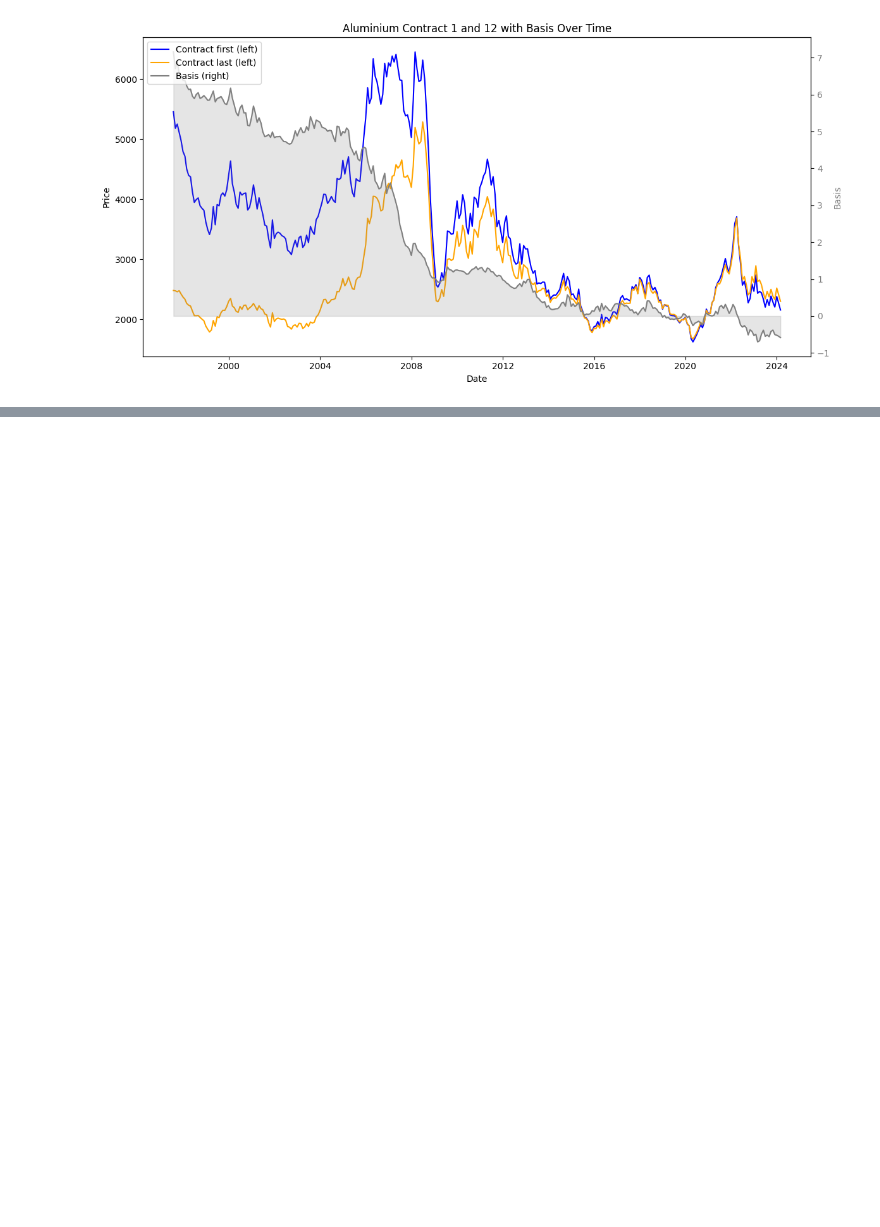
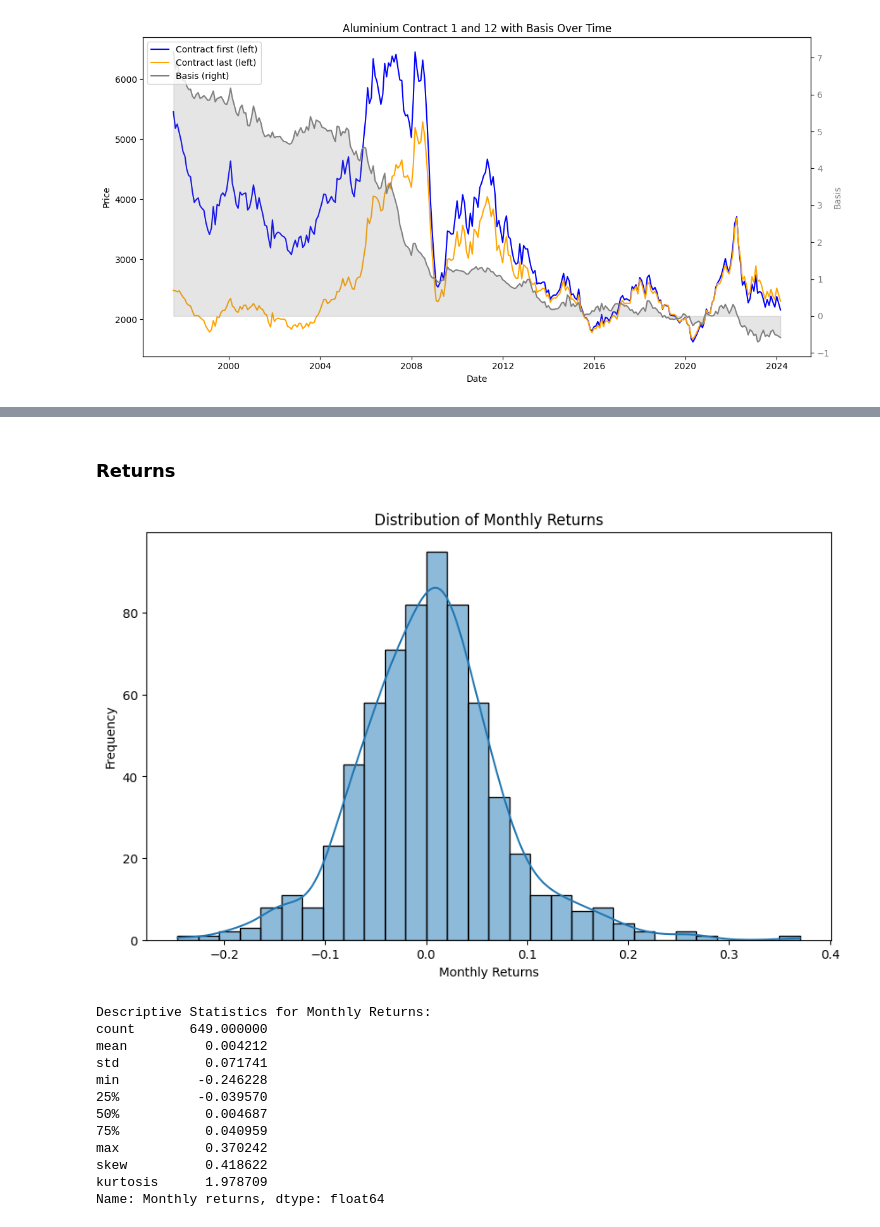
Before and after one commit to Raafayuqaily/DS-Commodities-Final-Project, a Jupyter notebook: src/Additional analysis.ipynb, the cells around one changed output, grey strips where cells are left out. Cells and saved outputs as stored; diff of their text form; code cells hidden in the pictures; blank space fills up the shorter version.

```diff
--- a/src/Additional analysis.ipynb
+++ b/src/Additional analysis.ipynb
@@ -326,0 +358,41 @@ plt.show()
+# %% [markdown]
+### Returns
+# %%
+contract_num_returns = 2
+
+returns_df = df_select[df_select['Contract'] == contract_num_returns].resample('M').last()
+returns_df['Monthly returns'] = returns_df['ClosePrice'].pct_change()
+returns_df = returns_df.dropna()
+
+# Plotting the distribution of monthly returns with a histogram
+plt.figure(figsize=(10, 6))
+sns.histplot(returns_df['Monthly returns'], kde=True, bins=30)
+plt.title(f'Distribution of Monthly Returns')
+plt.xlabel('Monthly Returns')
+plt.ylabel('Frequency')
+
+# Display the plot
+plt.show()
+
+# Calculating descriptive statistics
+stats = returns_df['Monthly returns'].describe()
+stats['skew'] = skew(returns_df['Monthly returns'])
+stats['kurtosis'] = kurtosis(returns_df['Monthly returns'])
+
+# Displaying descriptive statistics
+print("Descriptive Statistics for Monthly Returns:")
+print(stats)
+# %% [output]
+[figure, added]
+Descriptive Statistics for Monthly Returns:
+count       649.000000
+mean          0.004212
+std           0.071741
+min          -0.246228
+25%          -0.039570
+50%           0.004687
+75%           0.040959
+max           0.370242
+skew          0.418622
+kurtosis      1.978709
+Name: Monthly returns, dtype: float64
```
Also changed, not shown: parts of 28 cells of this notebook.
